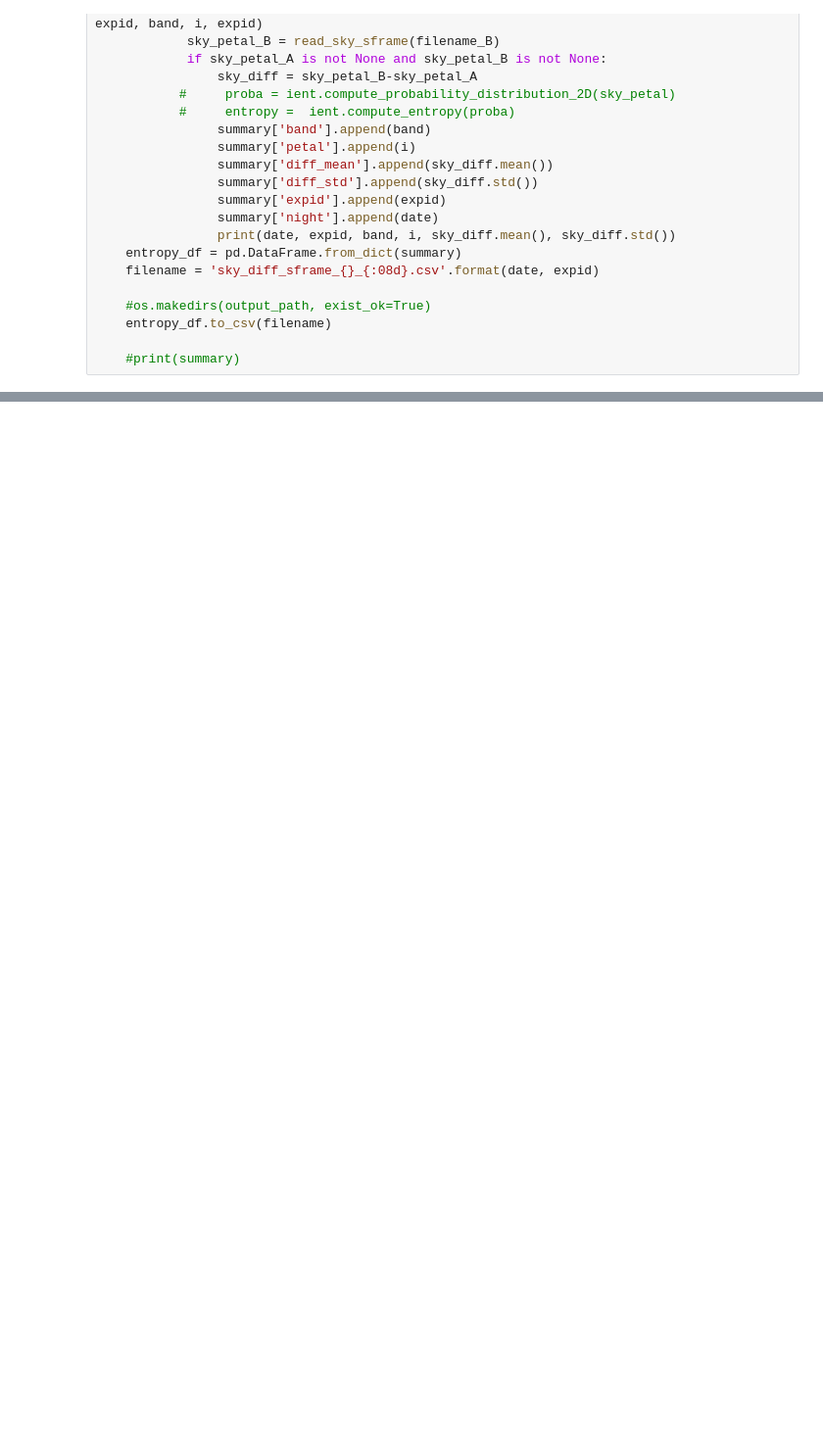
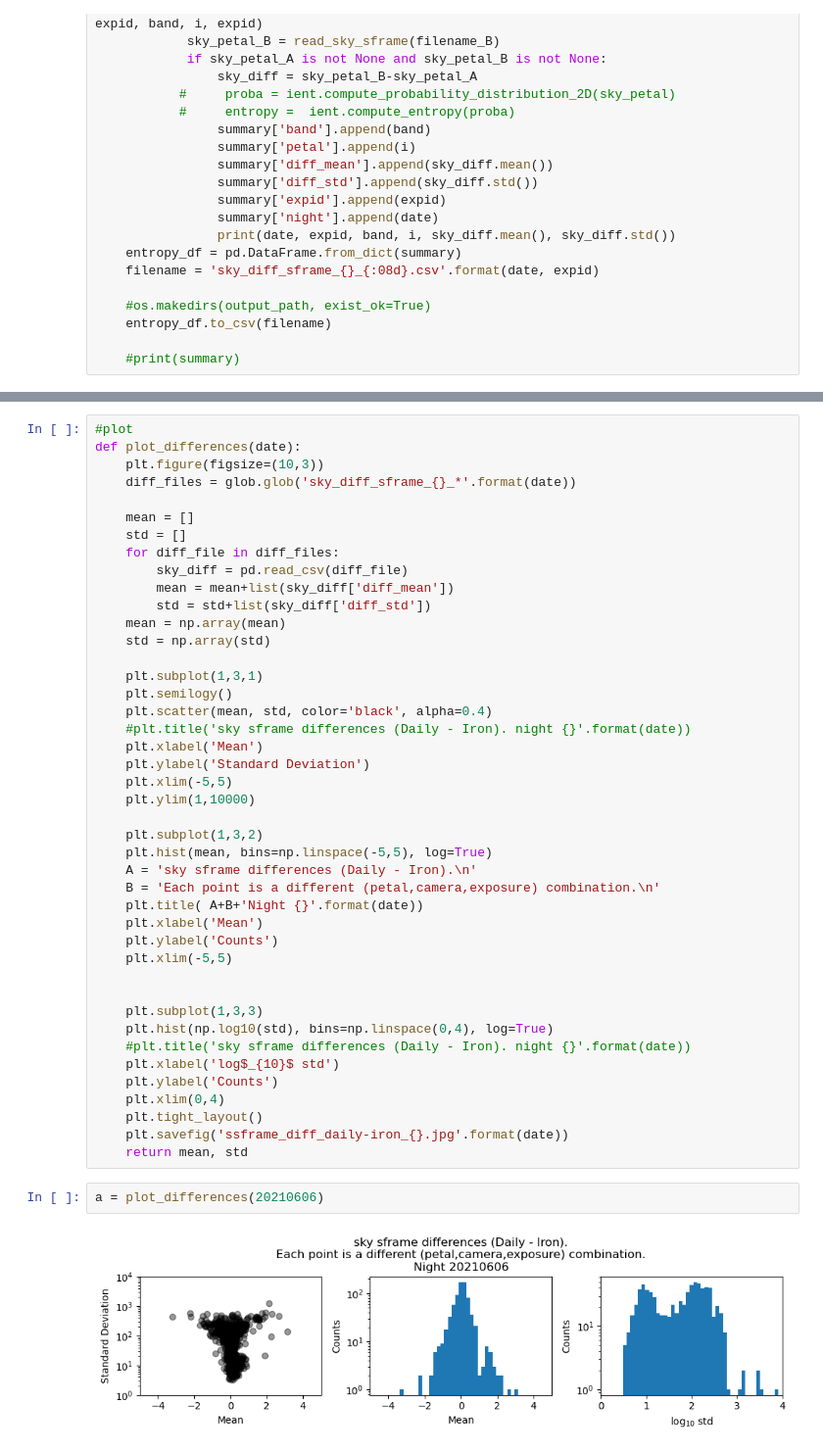
Before and after one commit to forero/desidatavalidation, a Jupyter notebook: nb/compare_sframes.ipynb, the cells around one changed output, grey strips where cells are left out. Shown: that part at 98% size. Cells and saved outputs as stored; diff of their text form; blank space fills up the shorter version.

Commit message:
updated comparison of sframes

```diff
--- a/nb/compare_sframes.ipynb
+++ b/nb/compare_sframes.ipynb
@@ -232,0 +155,47 @@ plt.ylim(1,4000)
+# %%
+#plot
+def plot_differences(date):
+    plt.figure(figsize=(10,3))
+    diff_files = glob.glob('sky_diff_sframe_{}_*'.format(date))
+
+    mean = []
+    std = []
+    for diff_file in diff_files:
+        sky_diff = pd.read_csv(diff_file)
+        mean = mean+list(sky_diff['diff_mean'])
+        std = std+list(sky_diff['diff_std'])
+    mean = np.array(mean)
+    std = np.array(std)
+
+    plt.subplot(1,3,1)
+    plt.semilogy()
+    plt.scatter(mean, std, color='black', alpha=0.4)
+    #plt.title('sky sframe differences (Daily - Iron). night {}'.format(date))
+    plt.xlabel('Mean')
+    plt.ylabel('Standard Deviation')
+    plt.xlim(-5,5)
+    plt.ylim(1,10000)
+
+    plt.subplot(1,3,2)
+    plt.hist(mean, bins=np.linspace(-5,5), log=True)
+    A = 'sky sframe differences (Daily - Iron).\n'
+    B = 'Each point is a different (petal,camera,exposure) combination.\n'
+    plt.title( A+B+'Night {}'.format(date))
+    plt.xlabel('Mean')
+    plt.ylabel('Counts')
+    plt.xlim(-5,5)
+
+
+    plt.subplot(1,3,3)
+    plt.hist(np.log10(std), bins=np.linspace(0,4), log=True)
+    #plt.title('sky sframe differences (Daily - Iron). night {}'.format(date))
+    plt.xlabel('log$_{10}$ std')
+    plt.ylabel('Counts')
+    plt.xlim(0,4)
+    plt.tight_layout()
+    plt.savefig('ssframe_diff_daily-iron_{}.jpg'.format(date))
+    return mean, std
+# %%
+a = plot_differences(20210606)
+# %% [output]
+[figure, added]
```
Also changed, not shown: parts of 15 cells of this notebook.
